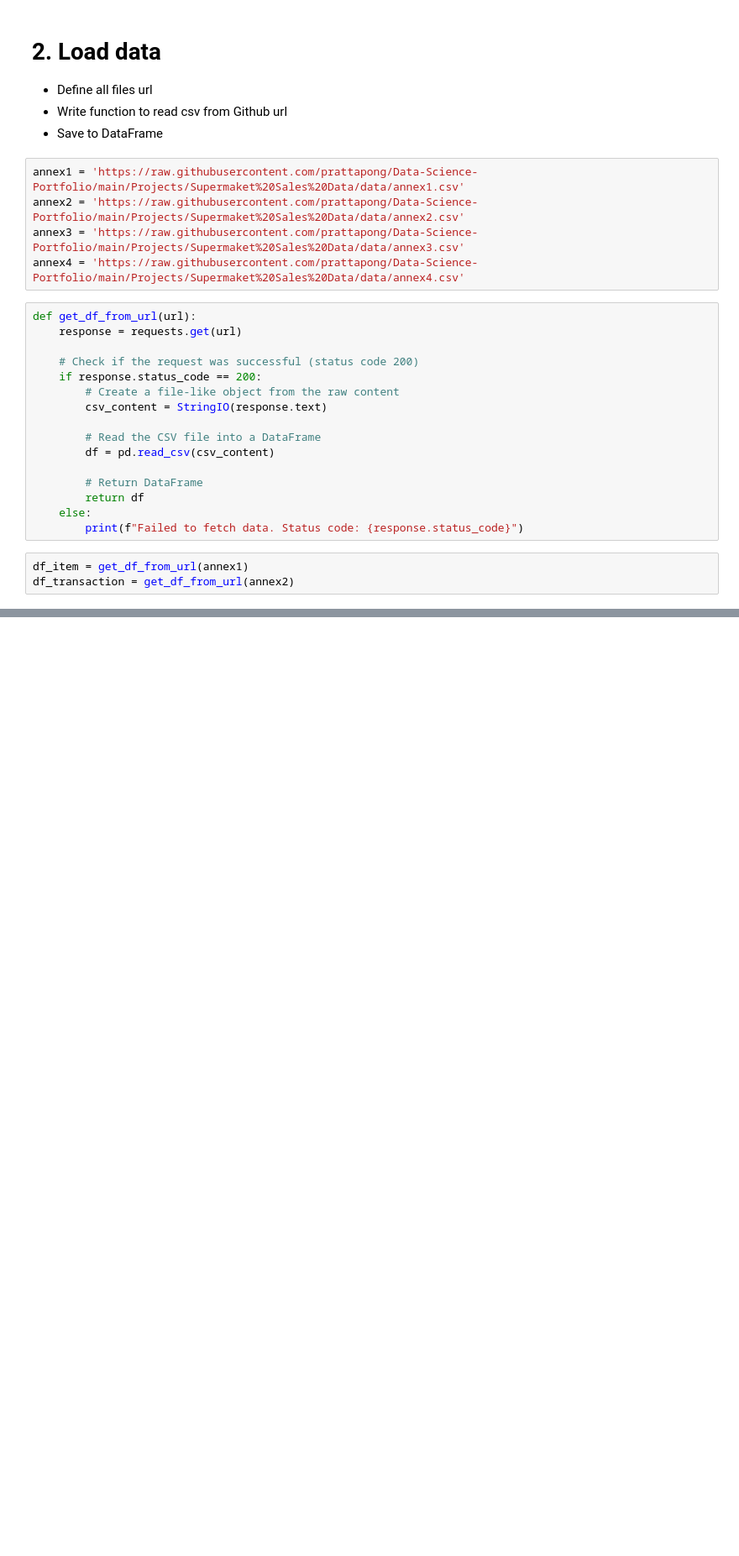
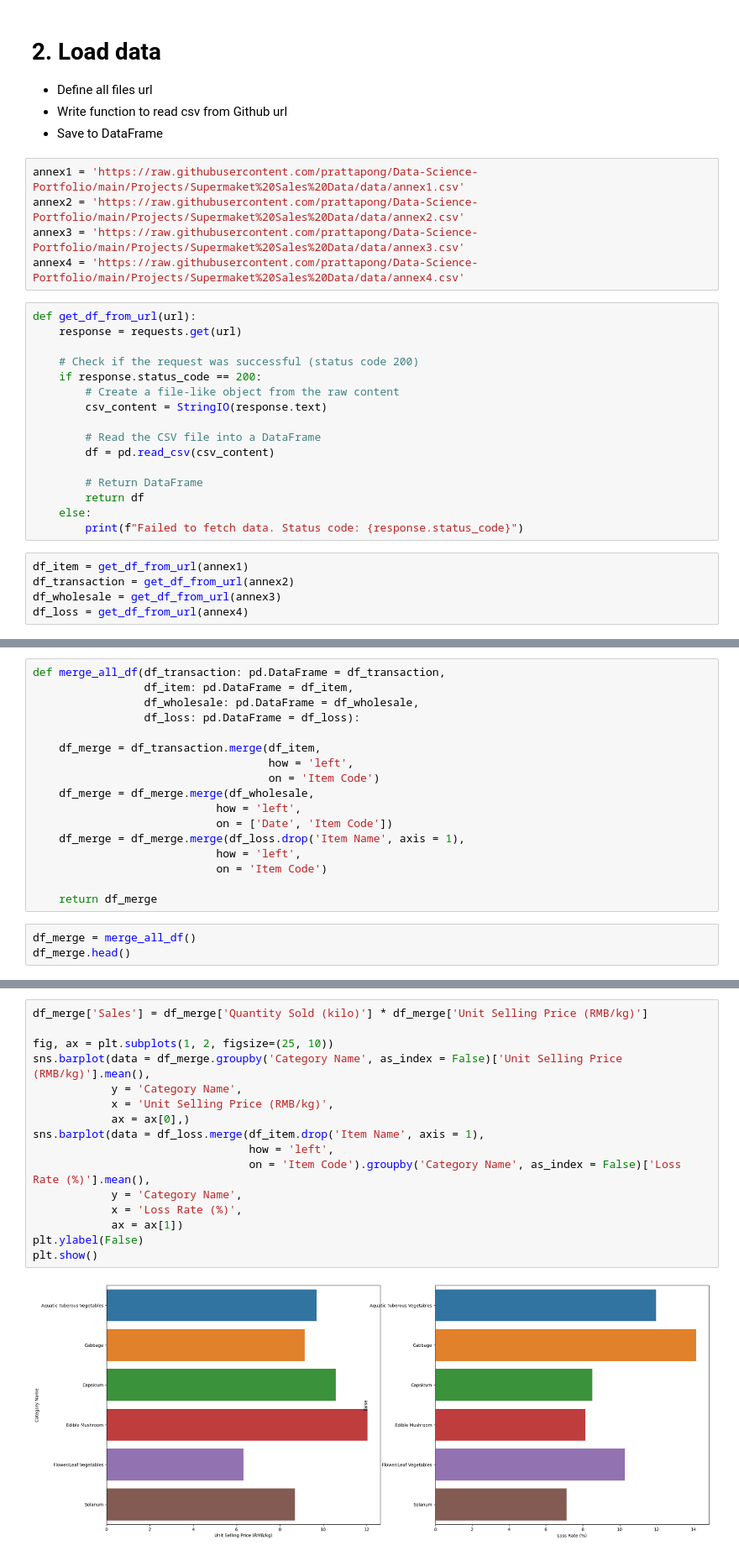
Before and after one commit to prattapong/Data-Science-Portfolio, a Jupyter notebook: Projects/Supermaket Sales Data/code/Exploratory Data Analysis.ipynb, the cells around one changed output, grey strips where cells are left out. Shown: that part at 84% size. Cells and saved outputs as stored; diff of their text form; blank space fills up the shorter version.

```diff
--- a/Projects/Supermaket Sales Data/code/Exploratory Data Analysis.ipynb
+++ b/Projects/Supermaket Sales Data/code/Exploratory Data Analysis.ipynb
@@ -35,3 +37,5 @@ def get_df_from_url(url):
 # %%
 df_item = get_df_from_url(annex1)
 df_transaction = get_df_from_url(annex2)
+df_wholesale = get_df_from_url(annex3)
+df_loss = get_df_from_url(annex4)
@@ -37,0 +44,20 @@ df_transaction = get_df_from_url(annex2)
+# %%
+def merge_all_df(df_transaction: pd.DataFrame = df_transaction,
+                 df_item: pd.DataFrame = df_item,
+                 df_wholesale: pd.DataFrame = df_wholesale,
+                 df_loss: pd.DataFrame = df_loss):
+
+    df_merge = df_transaction.merge(df_item,
+                                    how = 'left',
+                                    on = 'Item Code')
+    df_merge = df_merge.merge(df_wholesale,
+                            how = 'left',
+                            on = ['Date', 'Item Code'])
+    df_merge = df_merge.merge(df_loss.drop('Item Name', axis = 1),
+                            how = 'left',
+                            on = 'Item Code')
+
+    return df_merge
+# %%
+df_merge = merge_all_df()
+df_merge.head()
@@ -37,0 +150,18 @@ df_transaction = get_df_from_url(annex2)
+# %%
+df_merge['Sales'] = df_merge['Quantity Sold (kilo)'] * df_merge['Unit Selling Price (RMB/kg)']
+
+fig, ax = plt.subplots(1, 2, figsize=(25, 10))
+sns.barplot(data = df_merge.groupby('Category Name', as_index = False)['Unit Selling Price (RMB/kg)'].mean(),
+            y = 'Category Name',
+            x = 'Unit Selling Price (RMB/kg)',
+            ax = ax[0],)
+sns.barplot(data = df_loss.merge(df_item.drop('Item Name', axis = 1),
+                                 how = 'left',
+                                 on = 'Item Code').groupby('Category Name', as_index = False)['Loss Rate (%)'].mean(),
+            y = 'Category Name',
+            x = 'Loss Rate (%)',
+            ax = ax[1])
+plt.ylabel(False)
+plt.show()
+# %% [output]
+[figure, added]
```
Also changed, not shown: parts of 16 cells of this notebook.
